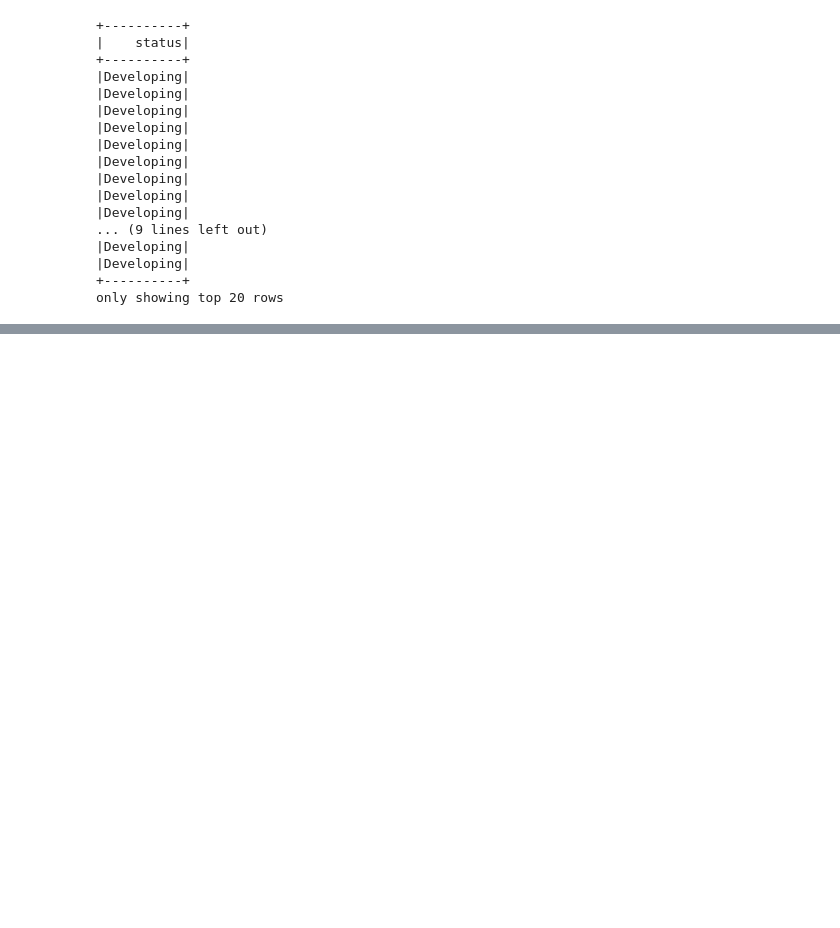
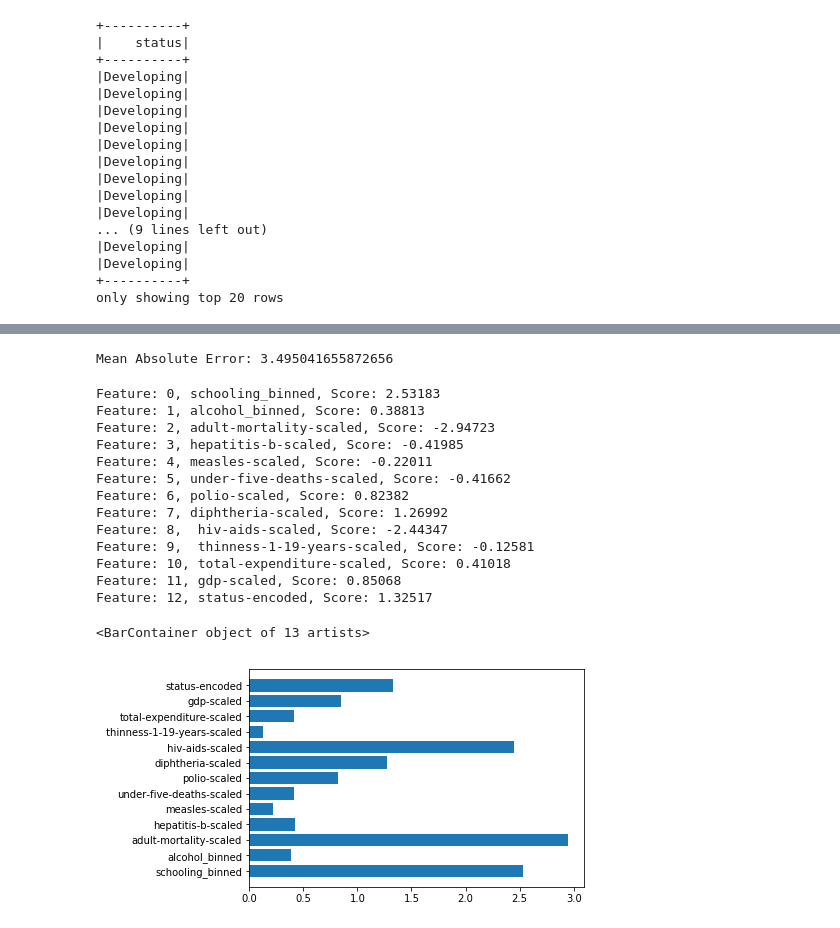
Before and after one commit to vishesh-ahuja/vahu601-722-life-expectancy, a Jupyter notebook: code/Life Expectancy.ipynb, the cells around one changed output, grey strips where cells are left out. Cells and saved outputs as stored; diff of their text form; code cells hidden in the pictures; blank space fills up the shorter version.

```diff
--- a/code/Life Expectancy.ipynb
+++ b/code/Life Expectancy.ipynb
@@ -484,0 +561,8 @@ only showing top 20 rows
+# %%
+from pyspark.ml.regression import LinearRegression
+model = LinearRegression(labelCol='life-expectancy')
+# %%
+train_data,test_data = finalModelInputs.randomSplit([0.7,0.3])
+
+train_data.describe().show()
+test_data.describe().show()
@@ -484,0 +604,7 @@ only showing top 20 rows
+# %%
+model = model.fit(train_data)
+# %%
+i = 0
+for col in inputFeatures:
+    print(col + ': ' + str(model.coefficients[i]))
+    i = i + 1
@@ -484,0 +671,25 @@ only showing top 20 rows
+# %%
+print("Mean Absolute Error: {}".format(results.meanAbsoluteError))
+# %% [output]
+Mean Absolute Error: 3.495041655872656
+# %%
+import matplotlib.pyplot as plt
+for i,v in enumerate(model.coefficients.values):
+	print('Feature: %d, %s, Score: %.5f' % (i, inputFeatures[i],v))
+plt.barh([inputFeatures[x] for x in range(len(model.coefficients))], abs(model.coefficients.values))
+# %% [output]
+Feature: 0, schooling_binned, Score: 2.53183
+Feature: 1, alcohol_binned, Score: 0.38813
+Feature: 2, adult-mortality-scaled, Score: -2.94723
+Feature: 3, hepatitis-b-scaled, Score: -0.41985
+Feature: 4, measles-scaled, Score: -0.22011
+Feature: 5, under-five-deaths-scaled, Score: -0.41662
+Feature: 6, polio-scaled, Score: 0.82382
+Feature: 7, diphtheria-scaled, Score: 1.26992
+Feature: 8,  hiv-aids-scaled, Score: -2.44347
+Feature: 9,  thinness-1-19-years-scaled, Score: -0.12581
+Feature: 10, total-expenditure-scaled, Score: 0.41018
+Feature: 11, gdp-scaled, Score: 0.85068
+Feature: 12, status-encoded, Score: 1.32517
+<BarContainer object of 13 artists>
+[figure, added]
```
Also changed, not shown: parts of 15 cells of this notebook.
